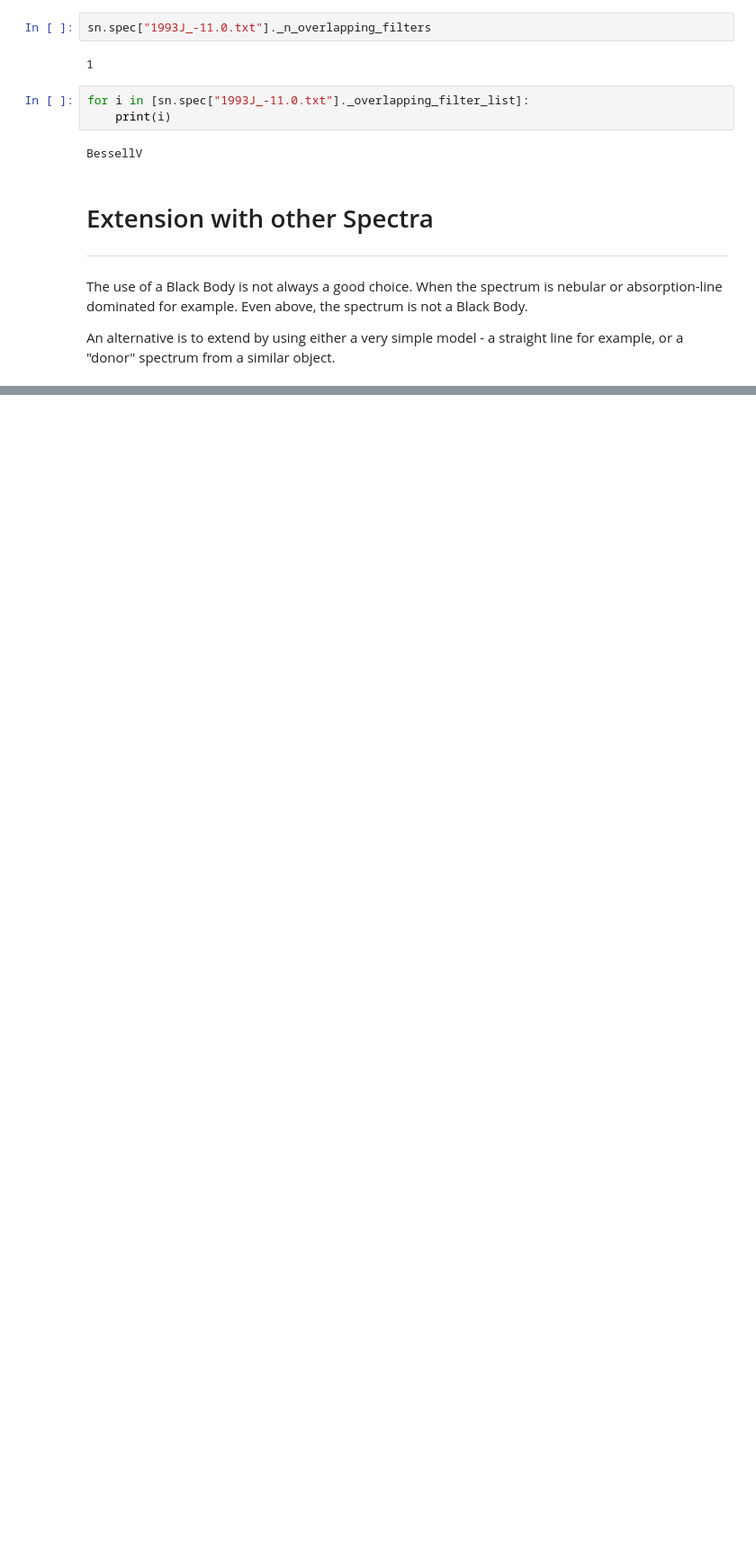
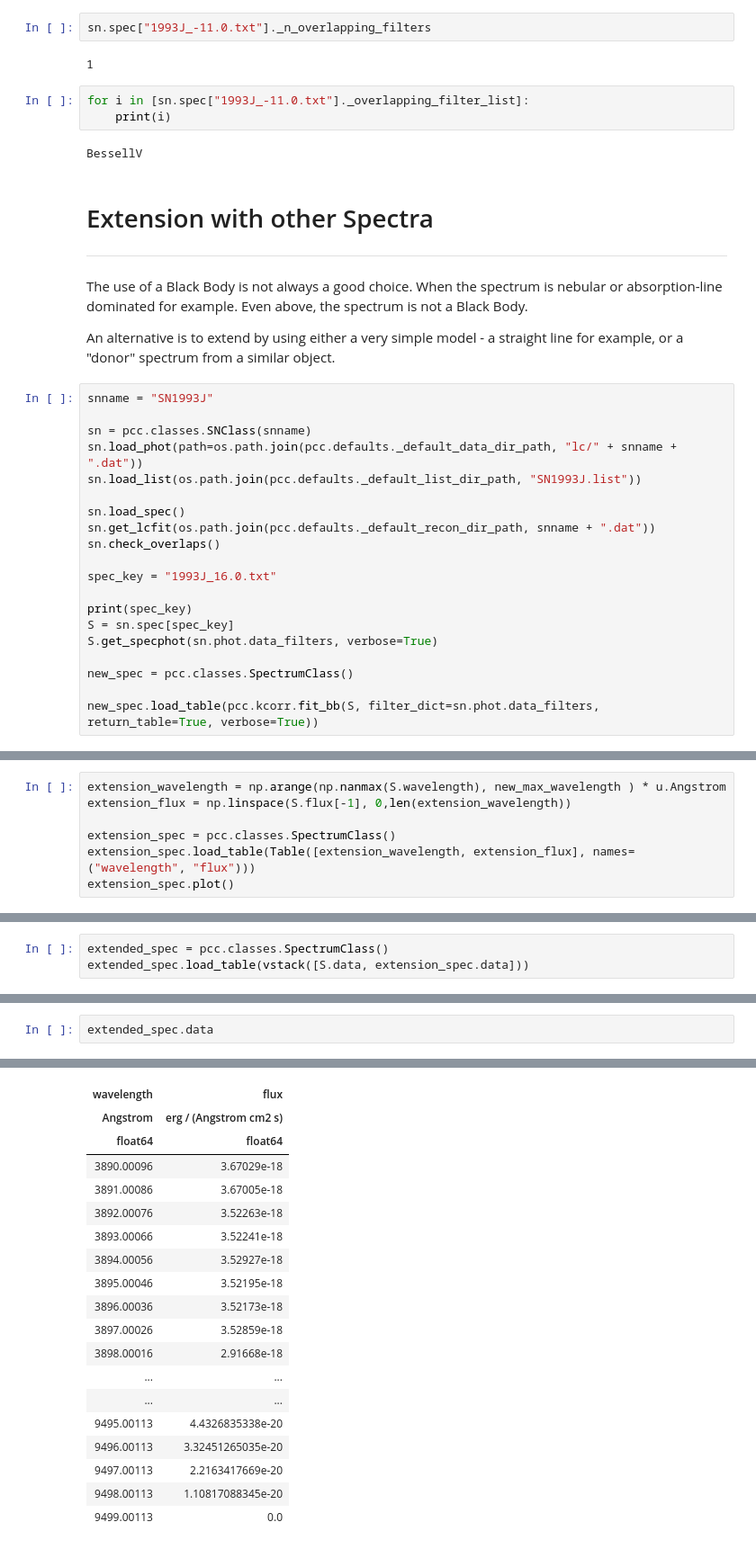
Before and after one commit to UoS-SNe/pycoco, a Jupyter notebook: notebooks/Tutorials/Extending template spectra to 10000 Angstroms.ipynb, the cells around one changed output, grey strips where cells are left out. Shown at 90% size. Saved outputs shown, nothing was run; the diff lists cells and outputs as text; blank space fills up the shorter version.

Commit message:
Taking steps to address Issue #31 by adding options for extensions

```diff
--- a/notebooks/Tutorials/Extending template spectra to 10000 Angstroms.ipynb
+++ b/notebooks/Tutorials/Extending template spectra to 10000 Angstroms.ipynb
@@ -479,3 +477,23 @@ ____
 The use of a Black Body is not always a good choice. When the spectrum is nebular or absorption-line dominated for example. Even above, the spectrum is not a Black Body.
 
 An alternative is to extend by using either a very simple model - a straight line for example, or a "donor" spectrum from a similar object.
+# %%
+snname = "SN1993J"
+
+sn = pcc.classes.SNClass(snname)
+sn.load_phot(path=os.path.join(pcc.defaults._default_data_dir_path, "lc/" + snname + ".dat"))
+sn.load_list(os.path.join(pcc.defaults._default_list_dir_path, "SN1993J.list"))
+
+sn.load_spec()
+sn.get_lcfit(os.path.join(pcc.defaults._default_recon_dir_path, snname + ".dat"))
+sn.check_overlaps()
+
+spec_key = "1993J_16.0.txt"
+
+print(spec_key)
+S = sn.spec[spec_key]
+S.get_specphot(sn.phot.data_filters, verbose=True)
+
+new_spec = pcc.classes.SpectrumClass()
+
+new_spec.load_table(pcc.kcorr.fit_bb(S, filter_dict=sn.phot.data_filters, return_table=True, verbose=True))
@@ -481,0 +557,7 @@ An alternative is to extend by using either a very simple model - a straight lin
+# %%
+extension_wavelength = np.arange(np.nanmax(S.wavelength), new_max_wavelength ) * u.Angstrom
+extension_flux = np.linspace(S.flux[-1], 0,len(extension_wavelength))
+
+extension_spec = pcc.classes.SpectrumClass()
+extension_spec.load_table(Table([extension_wavelength, extension_flux], names=("wavelength", "flux")))
+extension_spec.plot()
@@ -481,0 +567,3 @@ An alternative is to extend by using either a very simple model - a straight lin
+# %%
+extended_spec = pcc.classes.SpectrumClass()
+extended_spec.load_table(vstack([S.data, extension_spec.data]))
@@ -481,0 +572,3 @@ An alternative is to extend by using either a very simple model - a straight lin
+# %%
+extended_spec.data
+# %% [output]
@@ -481,0 +576,19 @@ An alternative is to extend by using either a very simple model - a straight lin
+| wavelength | flux |
+| Angstrom | erg / (Angstrom cm2 s) |
+| float64 | float64 |
+| 3890.00096 | 3.67029e-18 |
+| 3891.00086 | 3.67005e-18 |
+| 3892.00076 | 3.52263e-18 |
+| 3893.00066 | 3.52241e-18 |
+| 3894.00056 | 3.52927e-18 |
+| 3895.00046 | 3.52195e-18 |
+| 3896.00036 | 3.52173e-18 |
+| 3897.00026 | 3.52859e-18 |
+| 3898.00016 | 2.91668e-18 |
+| ... | ... |
+| ... | ... |
+| 9495.00113 | 4.4326835338e-20 |
+| 9496.00113 | 3.32451265035e-20 |
+| 9497.00113 | 2.2163417669e-20 |
+| 9498.00113 | 1.10817088345e-20 |
+| 9499.00113 | 0.0 |
```
Also changed, not shown: parts of 22 cells of this notebook, 4 other files.
